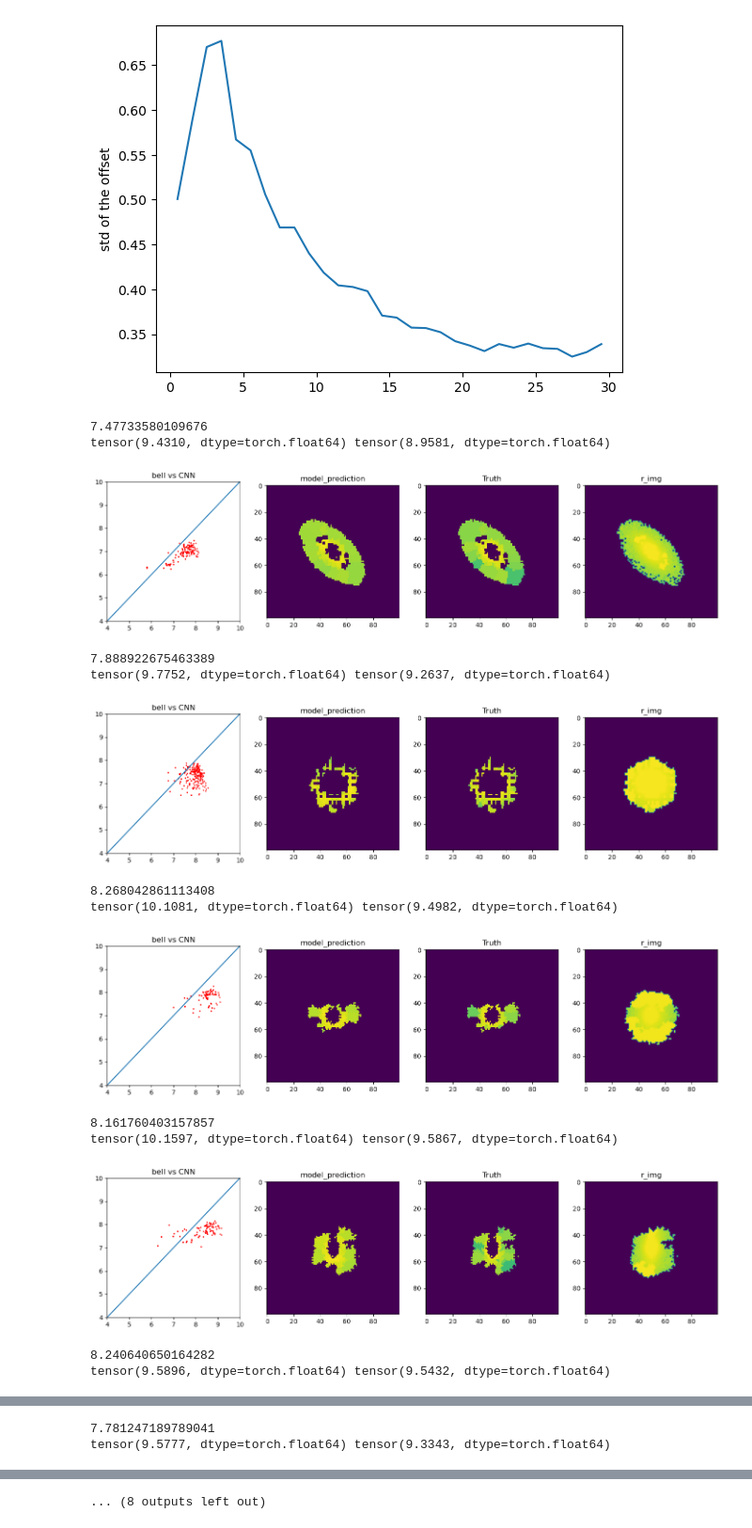
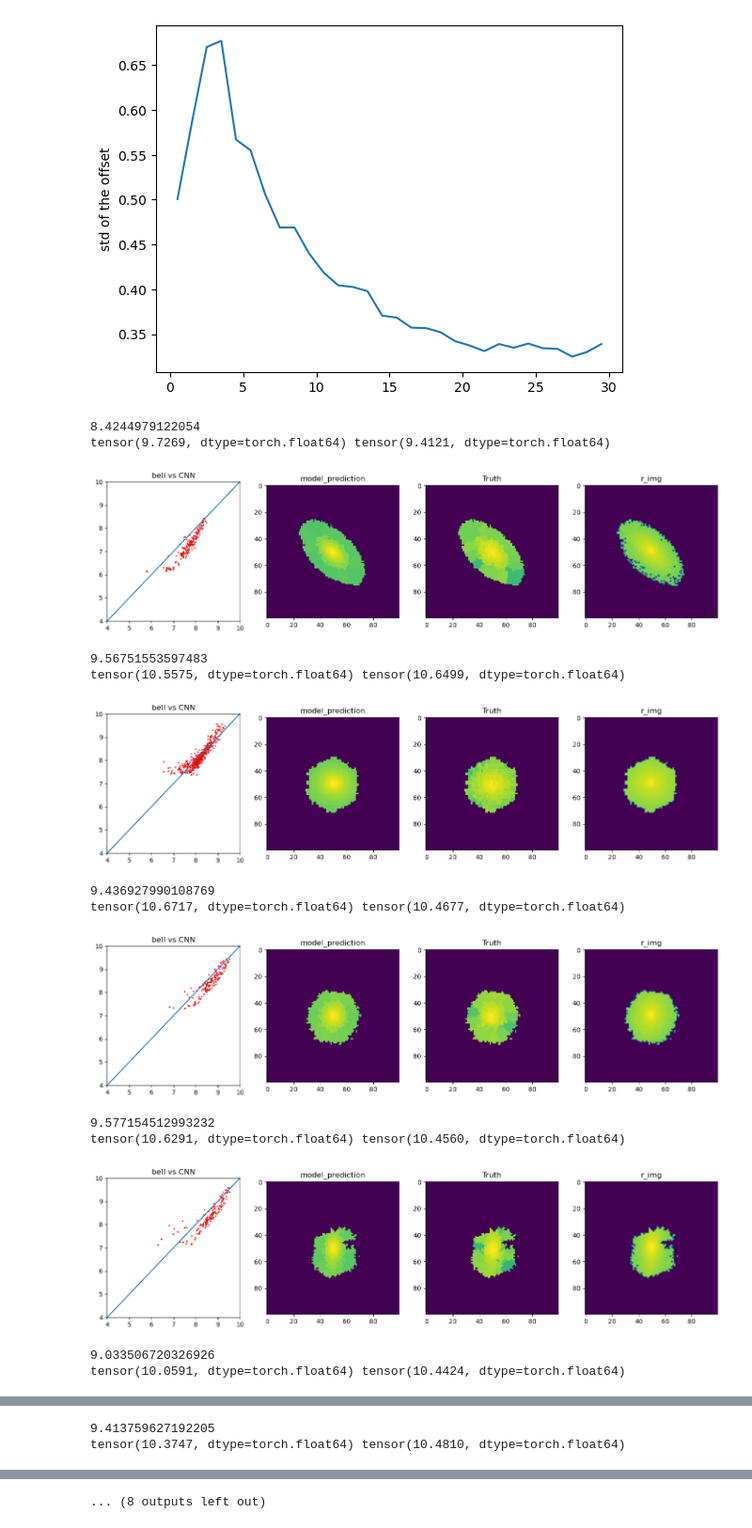
Before and after one commit to all2b9s/MaNGA_SDSS_mass, a Jupyter notebook: New_plot.ipynb, the cells around one changed output, grey strips where cells are left out. Shown at 94% size. Cells and saved outputs as stored; diff of their text form; code cells hidden in the pictures.

```diff
--- a/New_plot.ipynb
+++ b/New_plot.ipynb
@@ -14,7 +14,7 @@ from astropy.io import fits
 
 
 
-#device=torch.device(0 if torch.cuda.is_available() else 'cpu')
-device = 'cpu'
+device=torch.device(0 if torch.cuda.is_available() else 'cpu')
+#device = 'cpu'
 print(device)
 # %% [output]
@@ -102,7 +141,16 @@ class CNN_noVT(nn.Module):
         #x_ = x_*filter
         return x_, torch.log10(torch.sum(10**x_))
 # %%
-model = torch.load('./models/Mastar_no_z/Mastar_no_z_90.pt',map_location=device)
+model = torch.load('./models/Mastar_z_only/Mastar_z_only_99.pt',map_location=device)
+
+# u_only_12
+# g_only_67
+# r_only_70
+# i_only_59
+# ri_73
+# iz_90
+# rz_91
+# z_only_99
 # %%
 s_n = torch.load('./catalog/s_n.pt')
 sn_test = s_n[int(0.8*len(s_n)):]
@@ -154,6 +198,10 @@ Data_gmask = torch.ones(Data.shape)
 for i in range(0,9):
     Data_gmask[:,i,:,:] = Data[:,i,:,:].to('cpu')*g_mask
 # %%
-stats = sampling(model, Data.to(device))
+stats = sampling(model,
+                 Data.to(device),
+                 if_Gaussian= False,
+                 para=[],
+                 if_scramble= False)
 all_truth, all_pred, all_bell, gmass, VT_diff = stats
 # %% [output]
@@ -227,17 +284,18 @@ from basic_code.CNN_result import M_L
 mode = 'test'
 #where_ctr = test_set[:,(N_FIGS-3):(N_FIGS-2),:,:].bool().reshape([len(test_set),10000]).to('cpu')
 for i in range(10,20):
-    result = CNN_result(model,i, Data_gmask, mode)
+    result = CNN_result(model,i, Data, mode)
     #result.Gaussian(k_size=33, sigma = 15)
 
     r_img = result.x[0,2,:,:].to('cpu').detach().numpy()
     M_L_r = M_L(result.x[0,(1,2),:,:].to('cpu').detach().numpy(), -0.306, 1.097)
-    #bell_mass = result.VT_bined(M_L_r+r_img+9)
+
 
 
 
     mass_pred = result.get_img('pred')
-    mass_pred_VT, mass_tru, manga_id = result.VT_lize()
+    mass_pred_VT, mass_tru, manga_id = result.VT_lize(do_scramble = False)
+    bell_mass = result.VT_bined(M_L_r+r_img+9)
     print(mass_pred_VT.max())
     print(torch.log10(result.total_mass()[1]),torch.log10(result.total_mass()[0]))
 
@@ -247,44 +305,44 @@ for i in range(10,20):
 
     fig, axes = plt.subplots(nrows=1, ncols=4,figsize=(20,4))
 
     x = np.linspace(4,10,10)
     #axes[0].scatter(mass_tru.ravel(),mass_pred_VT.ravel(),s=1,color = 'red')
     axes[0].scatter(mass_tru.ravel(),mass_pred_VT.ravel(),s=1,color = 'red')
     #axes[0].scatter(mass_tru.ravel(),bell_mass.ravel(), s=1,color = 'blue')
     axes[0].plot(x,x)
     axes[0].set_xlim(4,10)
     axes[0].set_ylim(4,10)
     axes[0].title.set_text('bell vs CNN')
 
 
 
     #plt.subplot(132)
     axes[1].imshow(mass_pred_VT,interpolation='none')
     axes[1].title.set_text('model_prediction')
 
     #plt.subplot(133)
     axes[2].imshow(mass_tru,interpolation='none')
     axes[2].title.set_text('Truth')
 
 
     #r_img = Data[int(len(Data)*0.8)+i,2,:,:].to('cpu').detach().numpy()
     axes[3].imshow(r_img)
     axes[3].title.set_text('r_img')
     #plt.savefig('./new_image/dr12_good_'+str(manga_id)+'.png')
     fig.subplots_adjust(right=0.8)
     plt.show()
 # %% [output]
-7.47733580109676
-tensor(9.4310, dtype=torch.float64) tensor(8.9581, dtype=torch.float64)
+8.4244979122054
+tensor(9.7269, dtype=torch.float64) tensor(9.4121, dtype=torch.float64)
-[figure, old version]
+[figure, new version]
-7.888922675463389
-tensor(9.7752, dtype=torch.float64) tensor(9.2637, dtype=torch.float64)
+9.56751553597483
+tensor(10.5575, dtype=torch.float64) tensor(10.6499, dtype=torch.float64)
-[figure, old version]
+[figure, new version]
-8.268042861113408
-tensor(10.1081, dtype=torch.float64) tensor(9.4982, dtype=torch.float64)
+9.436927990108769
+tensor(10.6717, dtype=torch.float64) tensor(10.4677, dtype=torch.float64)
-[figure, old version]
+[figure, new version]
-8.161760403157857
-tensor(10.1597, dtype=torch.float64) tensor(9.5867, dtype=torch.float64)
+9.577154512993232
+tensor(10.6291, dtype=torch.float64) tensor(10.4560, dtype=torch.float64)
-[figure, old version]
+[figure, new version]
-8.240640650164282
-tensor(9.5896, dtype=torch.float64) tensor(9.5432, dtype=torch.float64)
+9.033506720326926
+tensor(10.0591, dtype=torch.float64) tensor(10.4424, dtype=torch.float64)
@@ -292,2 +350,2 @@ tensor(9.5896, dtype=torch.float64) tensor(9.5432, dtype=torch.float64)
-7.781247189789041
-tensor(9.5777, dtype=torch.float64) tensor(9.3343, dtype=torch.float64)
+9.413759627192205
+tensor(10.3747, dtype=torch.float64) tensor(10.4810, dtype=torch.float64)
```
Also changed, not shown: parts of 8 cells of this notebook.
